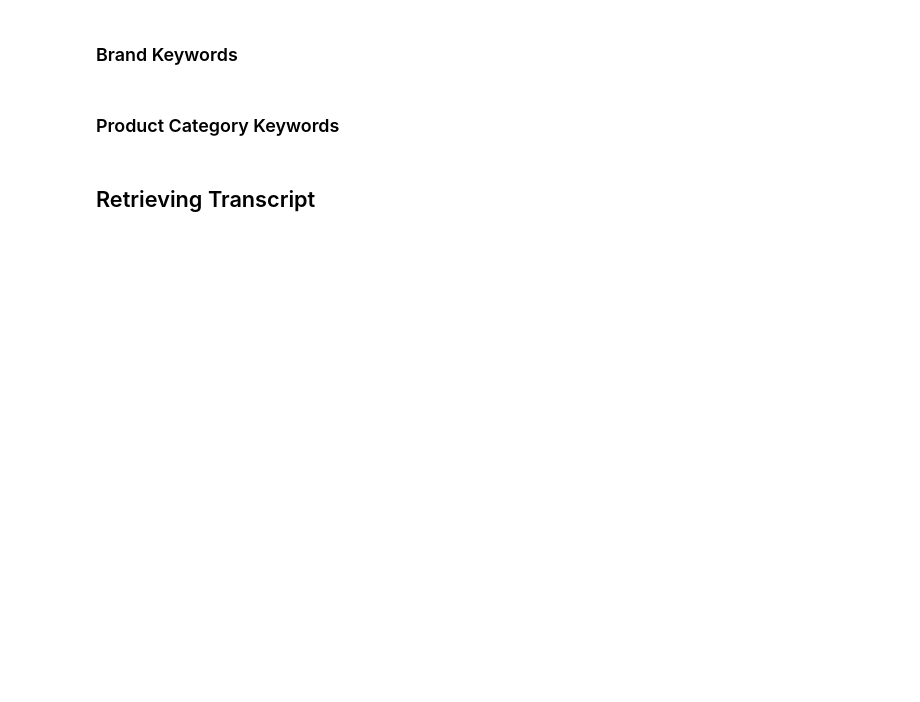
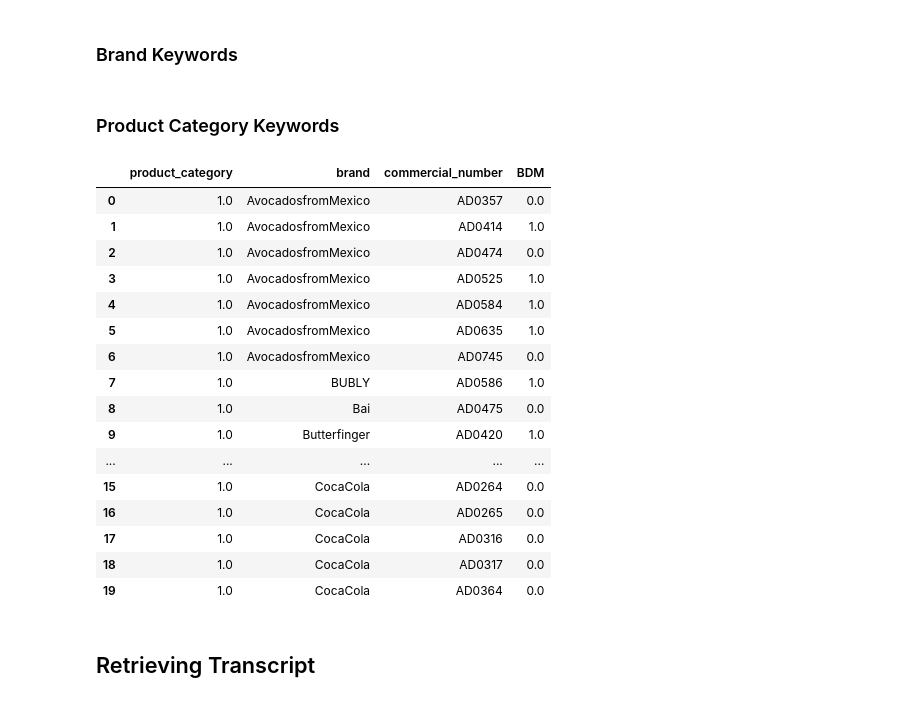
Before and after one commit to NilsLeo/Commercial-Brand-Differentiating-Message-Analysis, a Jupyter notebook: BDM_Detection.ipynb, the cells around one changed output. Drawn from its saved outputs; the diff is of its cells as text; code cells hidden in the pictures; blank space fills up the shorter version.

```diff
--- a/BDM_Detection.ipynb
+++ b/BDM_Detection.ipynb
@@ -125,12 +163,35 @@ if INDUSTRY_SPECIFIC_AWARENESS:
 # %%
 ad_df = ad_df.dropna()
 # TODO: Implement proper handling of missing values
 # TODO: Remove this line
-ad_df = ad_df.head(5)
+if BRAND_SPECIFIC_AWARENESS or INDUSTRY_SPECIFIC_AWARENESS:
+  ad_df = ad_df.head(5)
+else:
+  ad_df = ad_df.head(20)
 display(ad_df)
 
 # save progress so far to csv
+# make csv dir if it doesn't exist
+os.makedirs('csvs', exist_ok=True)
 ad_df.to_csv('csvs/1_ad_df_baseline.csv', index=False)
+# %% [output]
+|  | product_category | brand | commercial_number | BDM |
+| 0 | 1.0 | AvocadosfromMexico | AD0357 | 0.0 |
+| 1 | 1.0 | AvocadosfromMexico | AD0414 | 1.0 |
+| 2 | 1.0 | AvocadosfromMexico | AD0474 | 0.0 |
+| 3 | 1.0 | AvocadosfromMexico | AD0525 | 1.0 |
+| 4 | 1.0 | AvocadosfromMexico | AD0584 | 1.0 |
+| 5 | 1.0 | AvocadosfromMexico | AD0635 | 1.0 |
+| 6 | 1.0 | AvocadosfromMexico | AD0745 | 0.0 |
+| 7 | 1.0 | BUBLY | AD0586 | 1.0 |
+| 8 | 1.0 | Bai | AD0475 | 0.0 |
+| 9 | 1.0 | Butterfinger | AD0420 | 1.0 |
+| ... | ... | ... | ... | ... |
+| 15 | 1.0 | CocaCola | AD0264 | 0.0 |
+| 16 | 1.0 | CocaCola | AD0265 | 0.0 |
+| 17 | 1.0 | CocaCola | AD0316 | 0.0 |
+| 18 | 1.0 | CocaCola | AD0317 | 0.0 |
+| 19 | 1.0 | CocaCola | AD0364 | 0.0 |
 # %% [markdown]
 ## Retrieving Transcript
 # %%
```
Also changed, not shown: parts of 47 cells of this notebook.
